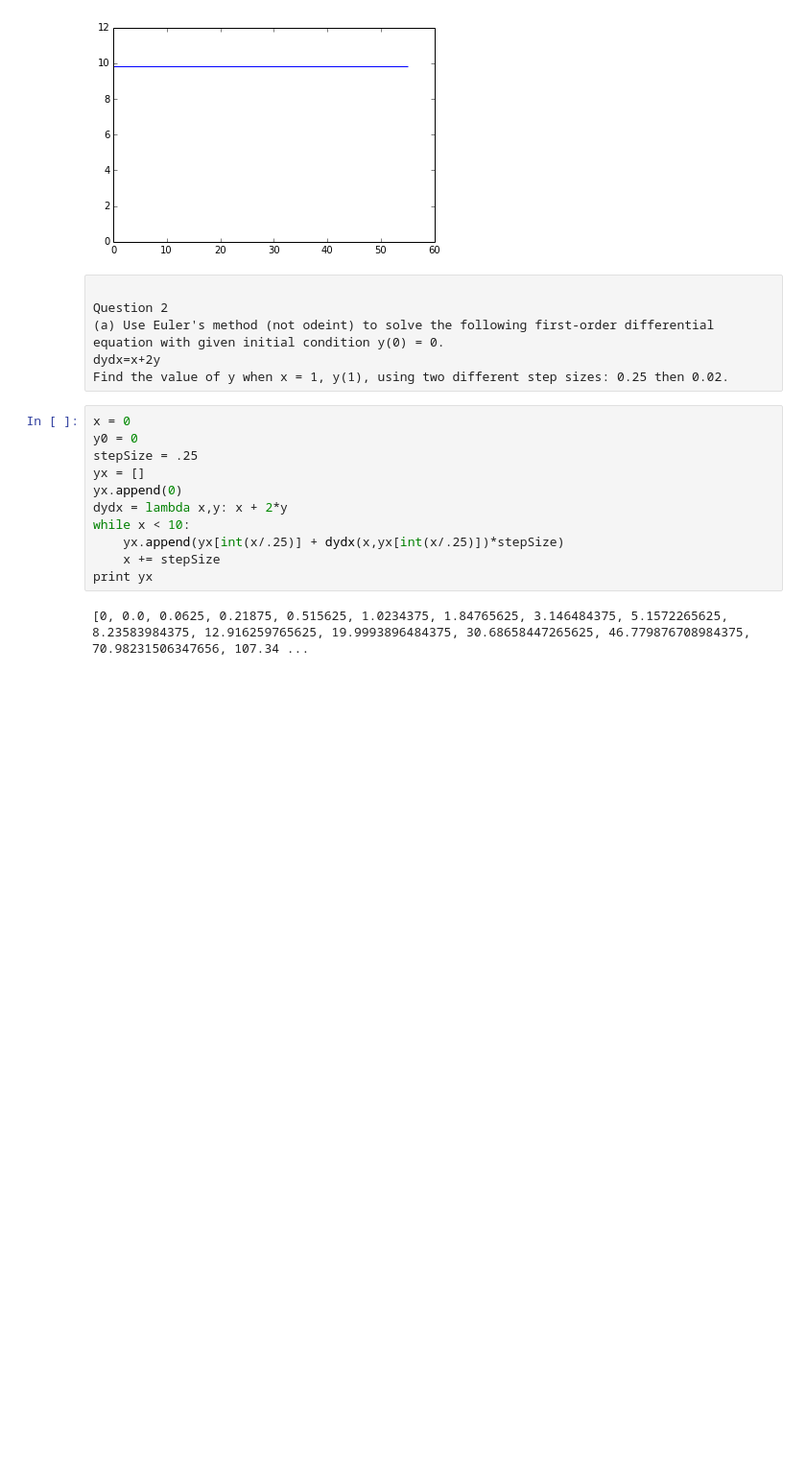
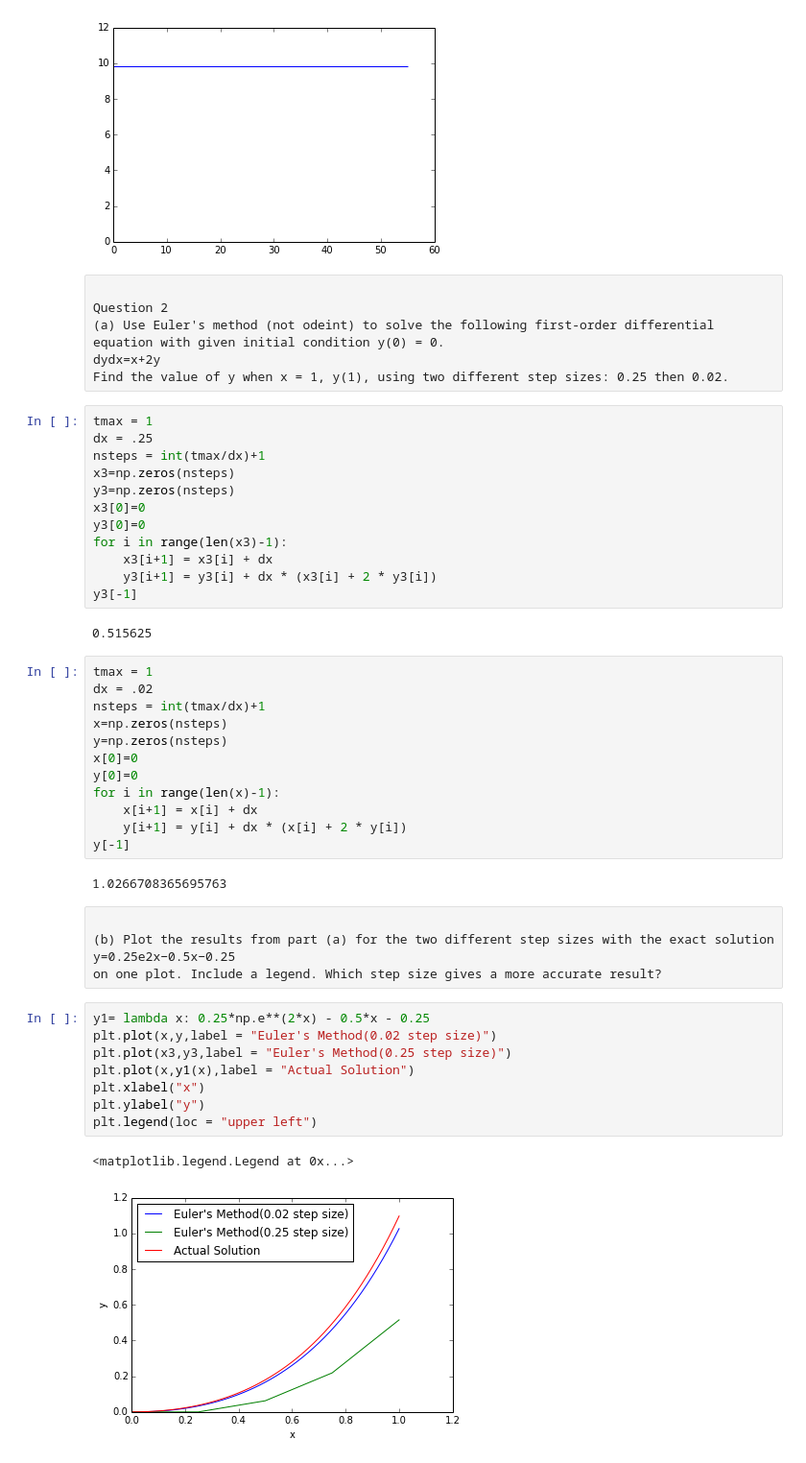
Before and after one commit to jhaslema/PHYS202-S14, a Jupyter notebook: SciPy/ODEExercises.ipynb, the cells around one changed output. Shown: that part at 96% size. Cells and saved outputs as stored; diff of their text form; blank space fills up the shorter version.

```diff
--- a/SciPy/ODEExercises.ipynb
+++ b/SciPy/ODEExercises.ipynb
@@ -207,16 +207,47 @@ Question 2
 (a) Use Euler's method (not odeint) to solve the following first-order differential equation with given initial condition y(0) = 0.
 dydx=x+2y
 Find the value of y when x = 1, y(1), using two different step sizes: 0.25 then 0.02.
-# %%
-x = 0
-y0 = 0
-stepSize = .25
-yx = []
-yx.append(0)
-dydx = lambda x,y: x + 2*y
-while x < 10:
-    yx.append(yx[int(x/.25)] + dydx(x,yx[int(x/.25)])*stepSize)
-    x += stepSize
-print yx
-# %% [output]
-[0, 0.0, 0.0625, 0.21875, 0.515625, 1.0234375, 1.84765625, 3.146484375, 5.1572265625, 8.23583984375, 12.916259765625, 19.9993896484375, 30.68658447265625, 46.779876708984375, 70.98231506347656, 107.34 ...
+# %%
+tmax = 1
+dx = .25
+nsteps = int(tmax/dx)+1
+x3=np.zeros(nsteps)
+y3=np.zeros(nsteps)
+x3[0]=0
+y3[0]=0
+for i in range(len(x3)-1):
+    x3[i+1] = x3[i] + dx
+    y3[i+1] = y3[i] + dx * (x3[i] + 2 * y3[i])
+y3[-1]
+# %% [output]
+0.515625
+# %%
+tmax = 1
+dx = .02
+nsteps = int(tmax/dx)+1
+x=np.zeros(nsteps)
+y=np.zeros(nsteps)
+x[0]=0
+y[0]=0
+for i in range(len(x)-1):
+    x[i+1] = x[i] + dx
+    y[i+1] = y[i] + dx * (x[i] + 2 * y[i])
+y[-1]
+# %% [output]
+1.0266708365695763
+# %% [raw]
+
+(b) Plot the results from part (a) for the two different step sizes with the exact solution
+y=0.25e2x−0.5x−0.25
+on one plot. Include a legend. Which step size gives a more accurate result?
+# %%
+y1= lambda x: 0.25*np.e**(2*x) - 0.5*x - 0.25
+plt.plot(x,y,label = "Euler's Method(0.02 step size)")
+plt.plot(x3,y3,label = "Euler's Method(0.25 step size)")
+plt.plot(x,y1(x),label = "Actual Solution")
+plt.xlabel("x")
+plt.ylabel("y")
+plt.legend(loc = "upper left")
+# %% [output]
+<matplotlib.legend.Legend at 0x...>
+[figure, added]
```
Also changed, not shown: parts of 7 cells of this notebook, 2 other files.
